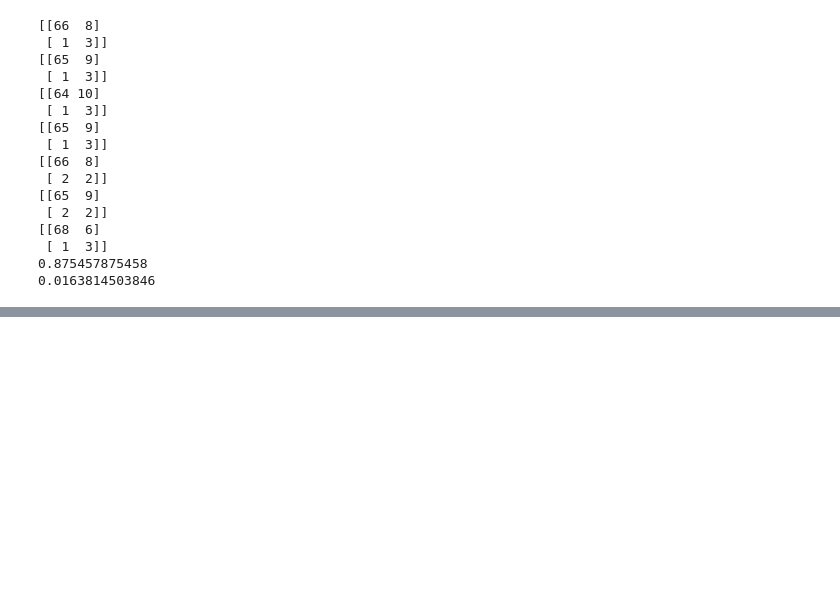
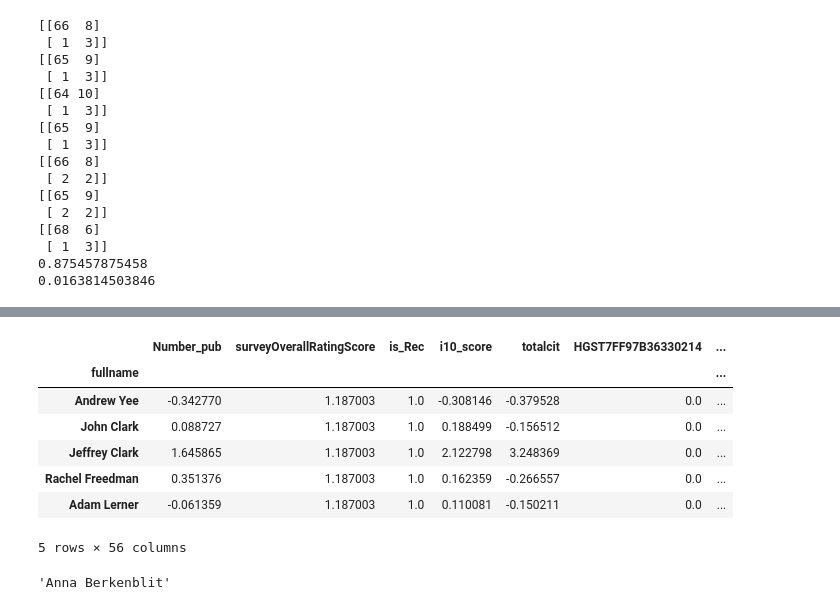
Before and after one commit to ycharm/InsightHealthDataScienceProject, a Jupyter notebook: DataFitting.ipynb, the cells around one changed output, grey strips where cells are left out. Drawn from its saved outputs; the diff is of its cells as text; code cells hidden in the pictures; blank space fills up the shorter version.

```diff
--- a/DataFitting.ipynb
+++ b/DataFitting.ipynb
@@ -197,0 +200,2 @@ with open('LogRegModels.pkl', "wb") as f:
+# %%
+X = df.drop(columns=['isbest','ArticleTitles','ArticleWords'])
@@ -197,0 +239,14 @@ with open('LogRegModels.pkl', "wb") as f:
+# %%
+#see how model does on Boston
+df_bos = pd.read_pickle('Bostonnorm.pkl')
+#remove duplicated indices
+df_bos = df_bos[~df_bos.index.duplicated(keep='first')]
+X_bos = df_bos.drop(columns=['isbest','ArticleTitles','ArticleWords'])
+y_bos = df_bos.isbest
+# %%
+accuracy_Bos = []
+for model in modellog:
+    print(conf_mat(model,X_bos,y_bos))
+    accuracy_Bos.append(accuracy(model,X_bos,y_bos))
+print(np.mean(accuracy_Bos))
+print(np.std(accuracy_Bos))
@@ -197,0 +270,21 @@ with open('LogRegModels.pkl', "wb") as f:
+# %%
+#calculate mean probability of 7 log regs in Boston
+probability = modellog[0].predict_proba(X_bos)
+probability = [p[1] for p in probability]
+for model in modellog[1:]:
+    probabilities = model.predict_proba(X_bos)
+    probabilities = [p[1] for p in probabilities]
+    probability = [sum(x) for x in zip(probability,probabilities)]
+probability = [x/7 for x in probability]
+temp = pd.DataFrame({'prob':probability},index = list(df_bos.index))
+df_bos = pd.concat([df_bos,temp],axis = 1)
+df_bos.head()
+# %% [output]
+|  | Number_pub | surveyOverallRatingScore | is_Rec | i10_score | totalcit | HGST7FF97B36330214 | ... |
+| fullname |  |  |  |  |  |  | ... |
+| Andrew Yee | -0.342770 | 1.187003 | 1.0 | -0.308146 | -0.379528 | 0.0 | ... |
+| John Clark | 0.088727 | 1.187003 | 1.0 | 0.188499 | -0.156512 | 0.0 | ... |
+| Jeffrey Clark | 1.645865 | 1.187003 | 1.0 | 2.122798 | 3.248369 | 0.0 | ... |
+| Rachel Freedman | 0.351376 | 1.187003 | 1.0 | 0.162359 | -0.266557 | 0.0 | ... |
+| Adam Lerner | -0.061359 | 1.187003 | 1.0 | 0.110081 | -0.150211 | 0.0 | ... |
+5 rows × 56 columns
@@ -197,0 +296,4 @@ with open('LogRegModels.pkl', "wb") as f:
+# %%
+doctor
+# %% [output]
+'Anna Berkenblit'
```
Also changed, not shown: parts of 16 cells of this notebook, 4 other files.
